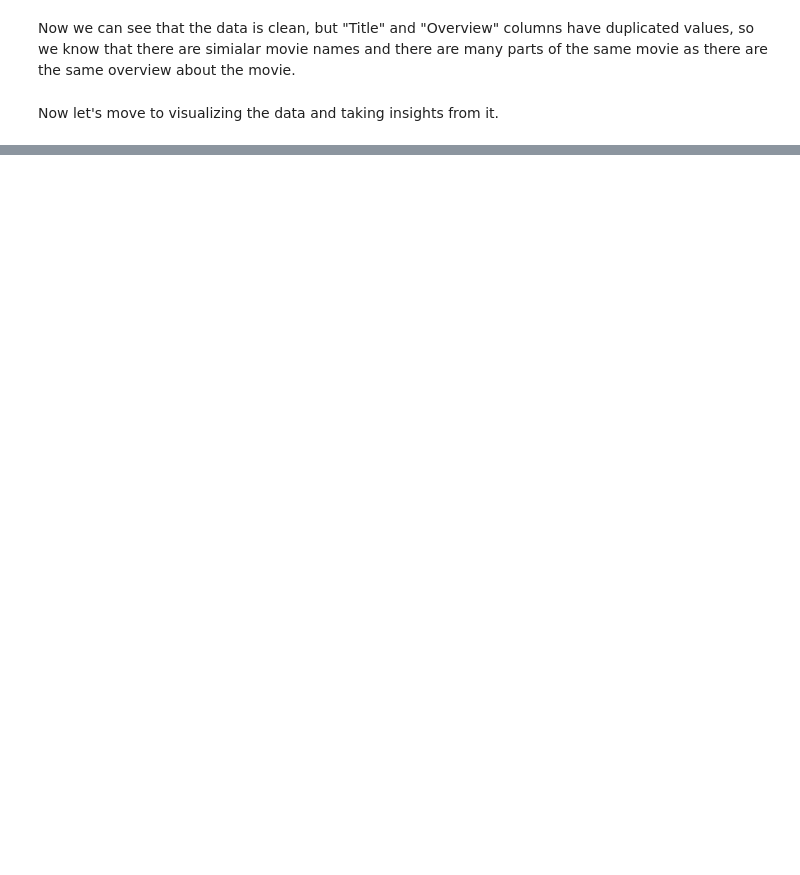
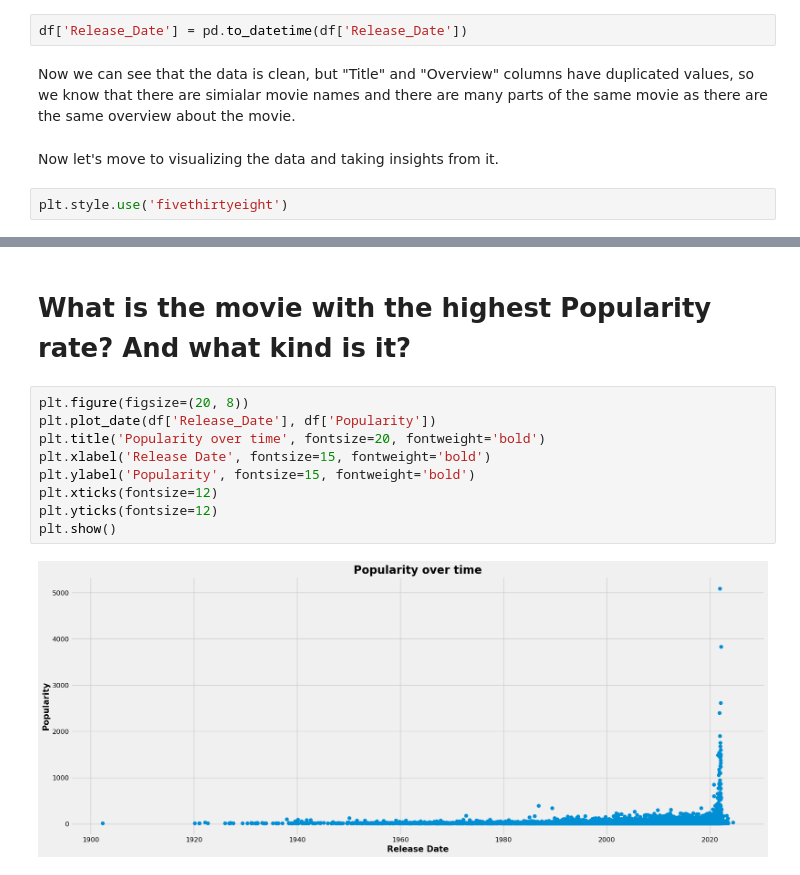
Before and after one commit to mhmdkardosha/IEEE-ManCSC-tasks, a Jupyter notebook: Task 4 (Data visualization practice)/Movies visualization.ipynb, the cells around one changed output, grey strips where cells are left out. Saved outputs shown, nothing was run; the diff lists cells and outputs as text; blank space fills up the shorter version.

```diff
--- a/Task 4 (Data visualization practice)/Movies visualization.ipynb
+++ b/Task 4 (Data visualization practice)/Movies visualization.ipynb
@@ -81,7 +95,11 @@ df[df.Overview.duplicated(keep=False)].sort_values('Overview')
 | 4171 | 2011-07-16 | Pokémon the Movie: White - Victin... | The Kingdom of the People of the ... | 23.748 | 132 | 6.6 | ja | Animation, Family, Adventure, Dra... | ... |
 | 4421 | 2006-12-07 | Charlotte's Web | Wilbur the pig is scared of the e... | 22.901 | 1134 | 6.2 | en | Comedy, Family, Fantasy | ... |
 | 9036 | 1973-03-01 | Charlotte's Web | Wilbur the pig is scared of the e... | 14.106 | 290 | 6.7 | en | Family, Music, Animation, Drama, ... | ... |
+# %%
+df['Release_Date'] = pd.to_datetime(df['Release_Date'])
 # %% [markdown]
 Now we can see that the data is clean, but "Title" and "Overview" columns have duplicated values, so we know that there are simialar movie names and there are many parts of the same movie as there are the same overview about the movie.
 # %% [markdown]
 Now let's move to visualizing the data and taking insights from it.
+# %%
+plt.style.use('fivethirtyeight')
@@ -87,0 +134,13 @@ Now let's move to visualizing the data and taking insights from it.
+# %% [markdown]
+# What is the movie with the highest Popularity rate? And what kind is it?
+# %%
+plt.figure(figsize=(20, 8))
+plt.plot_date(df['Release_Date'], df['Popularity'])
+plt.title('Popularity over time', fontsize=20, fontweight='bold')
+plt.xlabel('Release Date', fontsize=15, fontweight='bold')
+plt.ylabel('Popularity', fontsize=15, fontweight='bold')
+plt.xticks(fontsize=12)
+plt.yticks(fontsize=12)
+plt.show()
+# %% [output]
+[figure, added]
```
Also changed, not shown: parts of 34 cells of this notebook.
